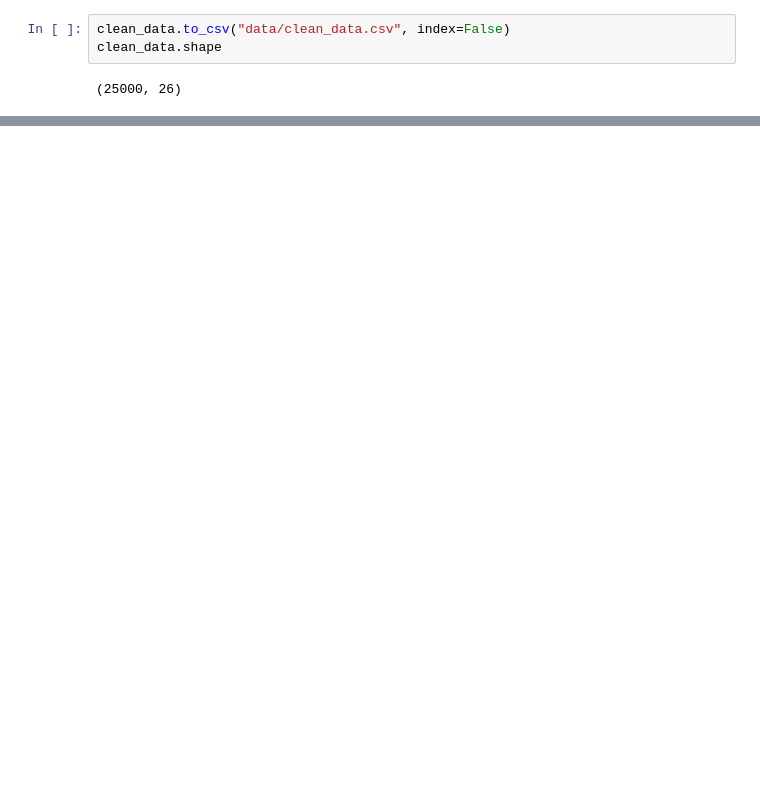
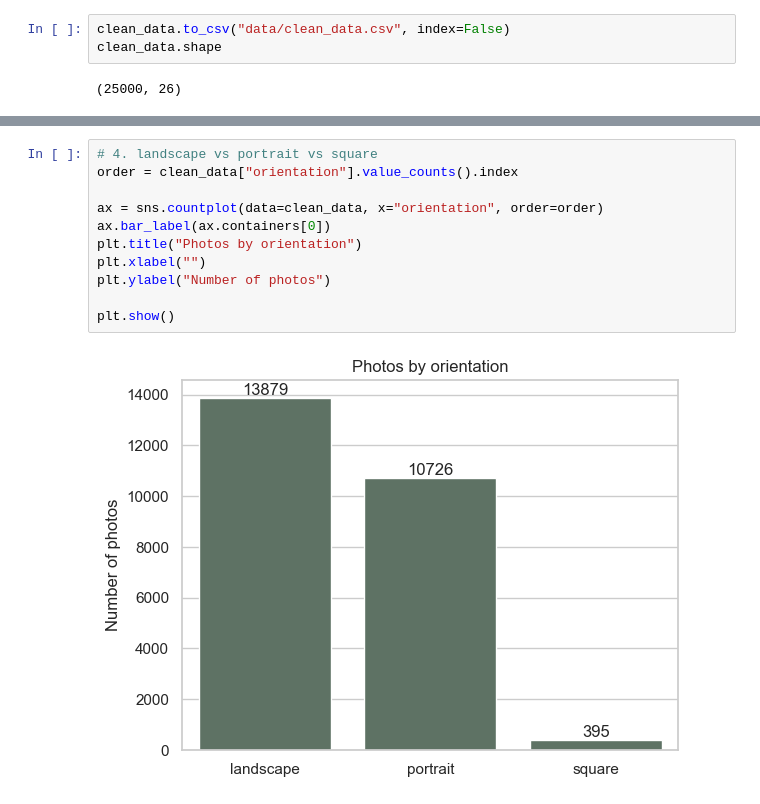
Before and after one commit to oShuail/EDA-unsplash-dataset, a Jupyter notebook: notebook.ipynb, the cells around one changed output, grey strips where cells are left out. Cells and saved outputs as stored; diff of their text form; blank space fills up the shorter version.

```diff
--- a/notebook.ipynb
+++ b/notebook.ipynb
@@ -396,0 +467,13 @@ clean_data.shape
+# %%
+# 4. landscape vs portrait vs square
+order = clean_data["orientation"].value_counts().index
+
+ax = sns.countplot(data=clean_data, x="orientation", order=order)
+ax.bar_label(ax.containers[0])
+plt.title("Photos by orientation")
+plt.xlabel("")
+plt.ylabel("Number of photos")
+
+plt.show()
+# %% [output]
+[figure, added]
```
Also changed, not shown: parts of 32 cells of this notebook.
